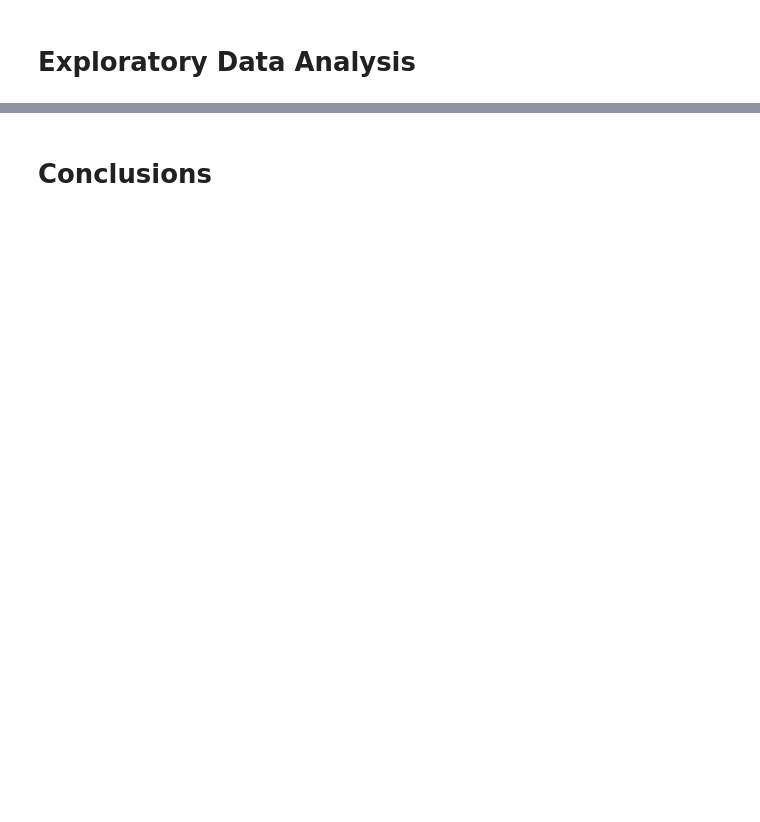
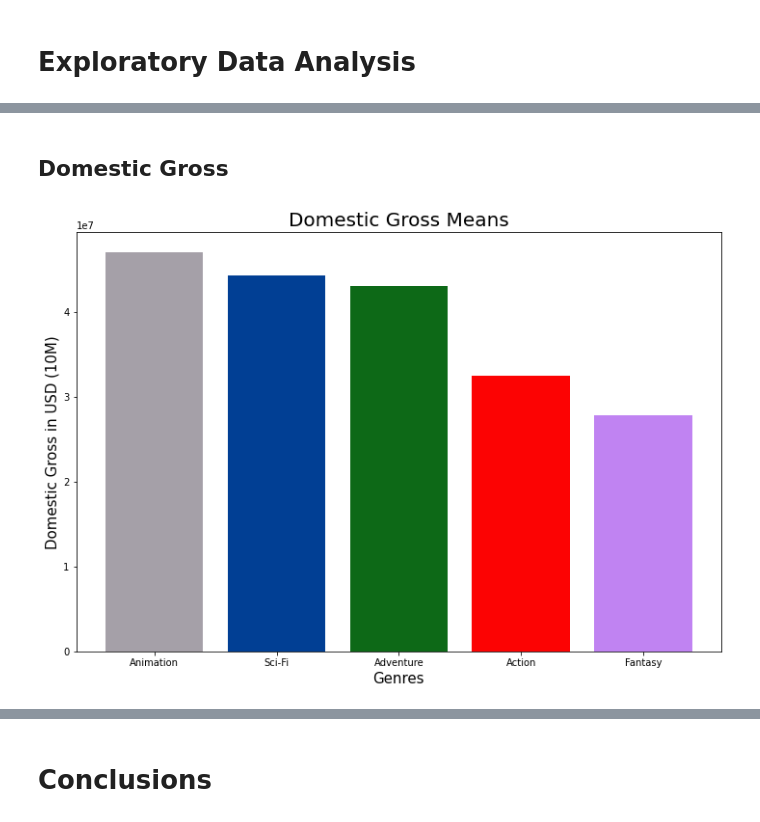
Before and after one commit to JohnNun/successful_films_project, a Jupyter notebook: successful_films_notebook.ipynb, the cells around one changed output, grey strips where cells are left out. Drawn from its saved outputs; the diff is of its cells as text; code cells hidden in the pictures; blank space fills up the shorter version.

```diff
--- a/successful_films_notebook.ipynb
+++ b/successful_films_notebook.ipynb
@@ -57,0 +164,5 @@ memory usage: 132.4+ KB
+# %%
+combined_film_df_clean['genres'] = combined_film_df_clean['genres'].str.split(',')
+# %%
+combined_film_df_clean = combined_film_df_clean.explode('genres')
+combined_film_df_clean
@@ -57,0 +183,13 @@ memory usage: 132.4+ KB
+# %%
+money_columns = ['production_budget', 'domestic_gross', 'foreign_gross']
+title_counts = combined_film_df_clean['title'].value_counts()
+
+combined_film_df_clean[money_columns] = combined_film_df_clean.apply(lambda row: row[money_columns] / title_counts[row['title']], axis=1)
+combined_film_df_clean = symbol_removal_dtype_con(combined_film_df_clean, money_columns)
+combined_film_df_clean = clean_and_sort(combined_film_df_clean, 'title')
+# %%
+combined_film_df_clean['roi_domestic(%)'] = (combined_film_df_clean['domestic_gross'] - combined_film_df_clean['production_budget']) / combined_film_df_clean['production_budget'] * 100
+combined_film_df_clean['roi_foreign(%)'] = (combined_film_df_clean['foreign_gross'] - combined_film_df_clean['production_budget']) / combined_film_df_clean['production_budget'] * 100
+combined_film_df_clean['roi_total(%)'] = (((combined_film_df_clean['domestic_gross'] + combined_film_df_clean['foreign_gross']) - combined_film_df_clean['production_budget']) /
+                                            combined_film_df_clean['production_budget'] * 100)
+combined_film_df_clean
@@ -59,0 +240,15 @@ memory usage: 132.4+ KB
+# %% [markdown]
+## Domestic Gross
+# %%
+genres_means_dom = combined_film_df_clean.groupby(['genres'])['domestic_gross'].mean().sort_values(ascending=False)
+
+fig, ax = plt.subplots(figsize=(12, 8))
+
+ax.bar(genres_means_dom.index[:5], genres_means_dom[:5], color=['#a5a0a8', '#013f94', '#0d6917', '#fc0303', '#c083f2'])
+ax.set_title('Domestic Gross Means', fontsize=20)
+ax.set_xlabel('Genres', fontsize=15)
+ax.set_ylabel('Domestic Gross in USD (10M)', fontsize=15);
+
+# plt.savefig("my_plot.png", dpi=1080, bbox_inches="tight")
+# %% [output]
+[figure, added]
```
Also changed, not shown: parts of 38 cells of this notebook.
